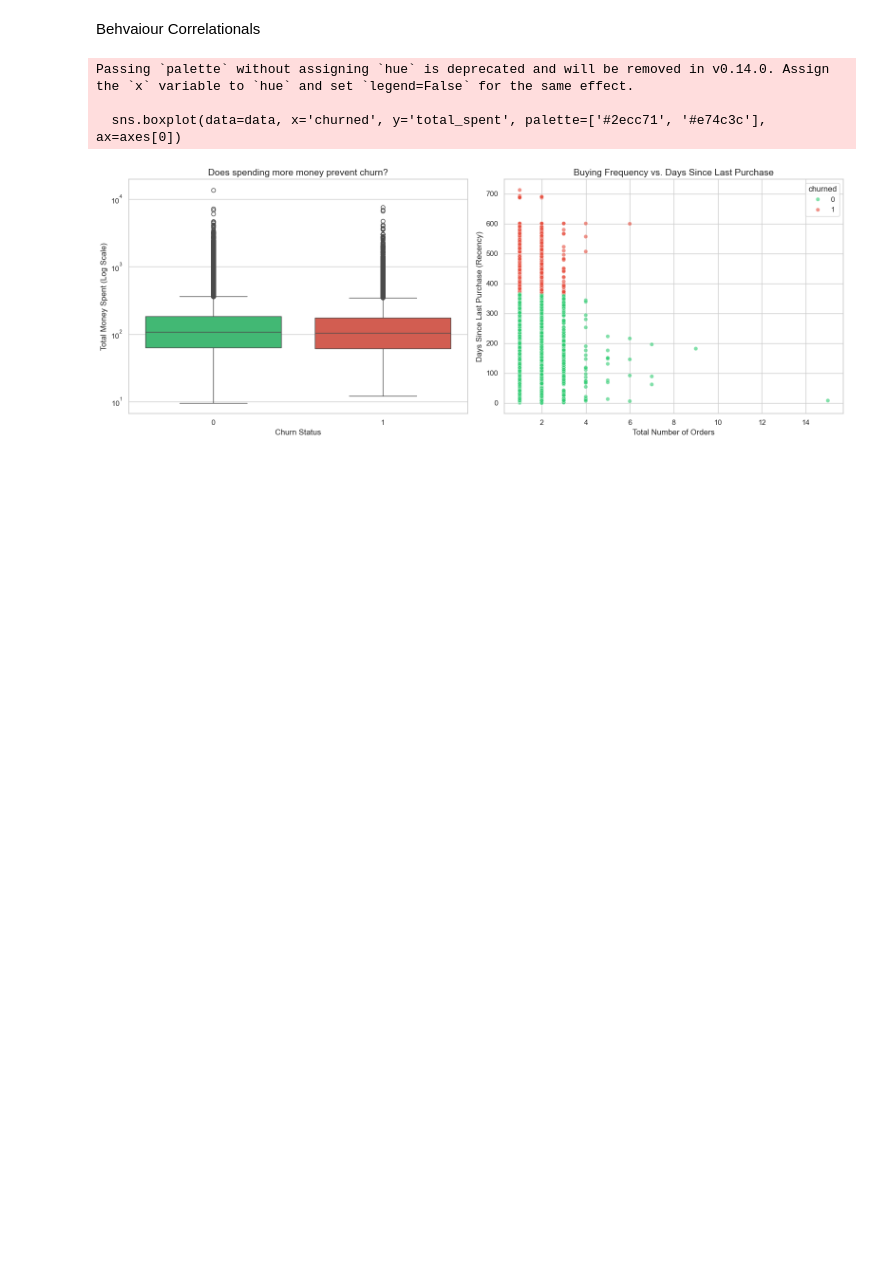
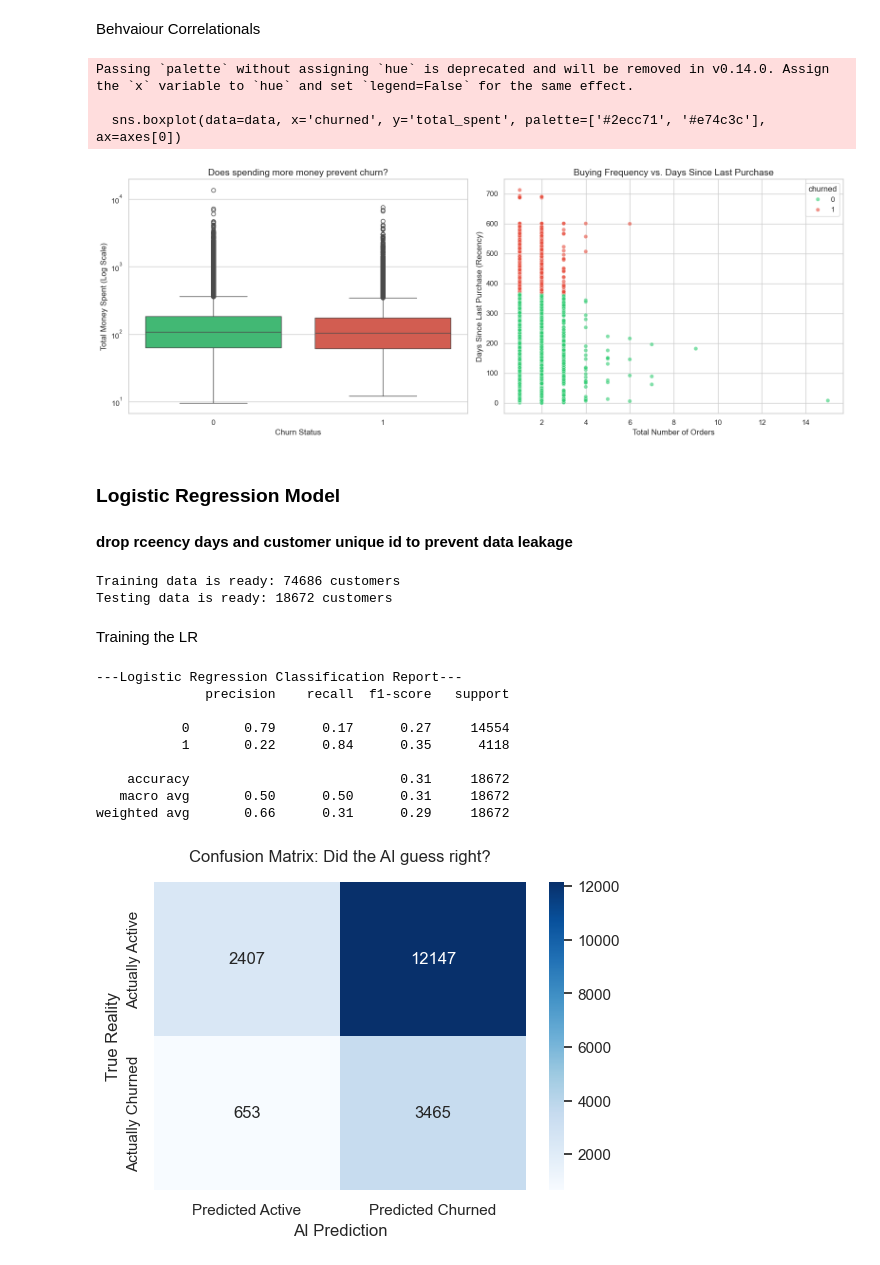
Before and after one commit to ls2092/e-commerce-churn-analytics, a Jupyter notebook: notebooks/customer.ipynb, the cells around one changed output. Drawn from its saved outputs; the diff is of its cells as text; code cells hidden in the pictures; blank space fills up the shorter version.

Commit message:
baseline LR model

```diff
--- a/notebooks/customer.ipynb
+++ b/notebooks/customer.ipynb
@@ -116,3 +116,65 @@ Passing `palette` without assigning `hue` is deprecated and will be removed in v
 
   sns.boxplot(data=data, x='churned', y='total_spent', palette=['#2ecc71', '#e74c3c'], ax=axes[0])
 [figure]
+# %% [markdown]
+### Logistic Regression Model
+#### drop rceency days and customer unique id to prevent data leakage
+# %%
+from sklearn.model_selection import train_test_split
+from sklearn.preprocessing import StandardScaler
+
+# Feature and Target Variables
+X = data[['frequency', 'total_spent']]
+y = data['churned']
+
+# Split data - 80% training, 20% testing
+X_train, X_test, y_train, y_test = train_test_split(X, y, test_size=0.2, random_state=42, stratify=y)
+
+# Scaling the data
+# LR will get confused by the difference in target varibale values, so we will scale them so that they fall onto the same scale
+scaler = StandardScaler()
+X_train_scaled = scaler.fit_transform(X_train)
+X_test_scaled = scaler.transform(X_test)
+
+print(f"Training data is ready: {X_train_scaled.shape[0]} customers")
+print(f"Testing data is ready: {X_test_scaled.shape[0]} customers")
+# %% [output]
+Training data is ready: 74686 customers
+Testing data is ready: 18672 customers
+# %% [markdown]
+Training the LR
+# %%
+from sklearn.linear_model import LogisticRegression
+from sklearn.metrics import classification_report, confusion_matrix
+
+lr_model = LogisticRegression(class_weight='balanced', random_state=42)
+lr_model.fit(X_train_scaled, y_train)
+
+# make prediction on test set
+y_pred = lr_model.predict(X_test_scaled)
+
+# Print Classification report
+print("---Logistic Regression Classification Report---")
+print(classification_report(y_test, y_pred))
+
+# Confusion Matrix
+plt.figure(figsize=(6, 4))
+cm = confusion_matrix(y_test, y_pred)
+sns.heatmap(cm, annot=True, fmt='d', cmap='Blues',
+            xticklabels=['Predicted Active', 'Predicted Churned'],
+            yticklabels=['Actually Active', 'Actually Churned'])
+plt.title('Confusion Matrix: Did the AI guess right?', pad=15)
+plt.ylabel('True Reality')
+plt.xlabel('AI Prediction')
+plt.show()
+# %% [output]
+---Logistic Regression Classification Report---
+              precision    recall  f1-score   support
+
+           0       0.79      0.17      0.27     14554
+           1       0.22      0.84      0.35      4118
+
+    accuracy                           0.31     18672
+   macro avg       0.50      0.50      0.31     18672
+weighted avg       0.66      0.31      0.29     18672
+[figure, added]
```
Also changed, not shown: 1 other file.
